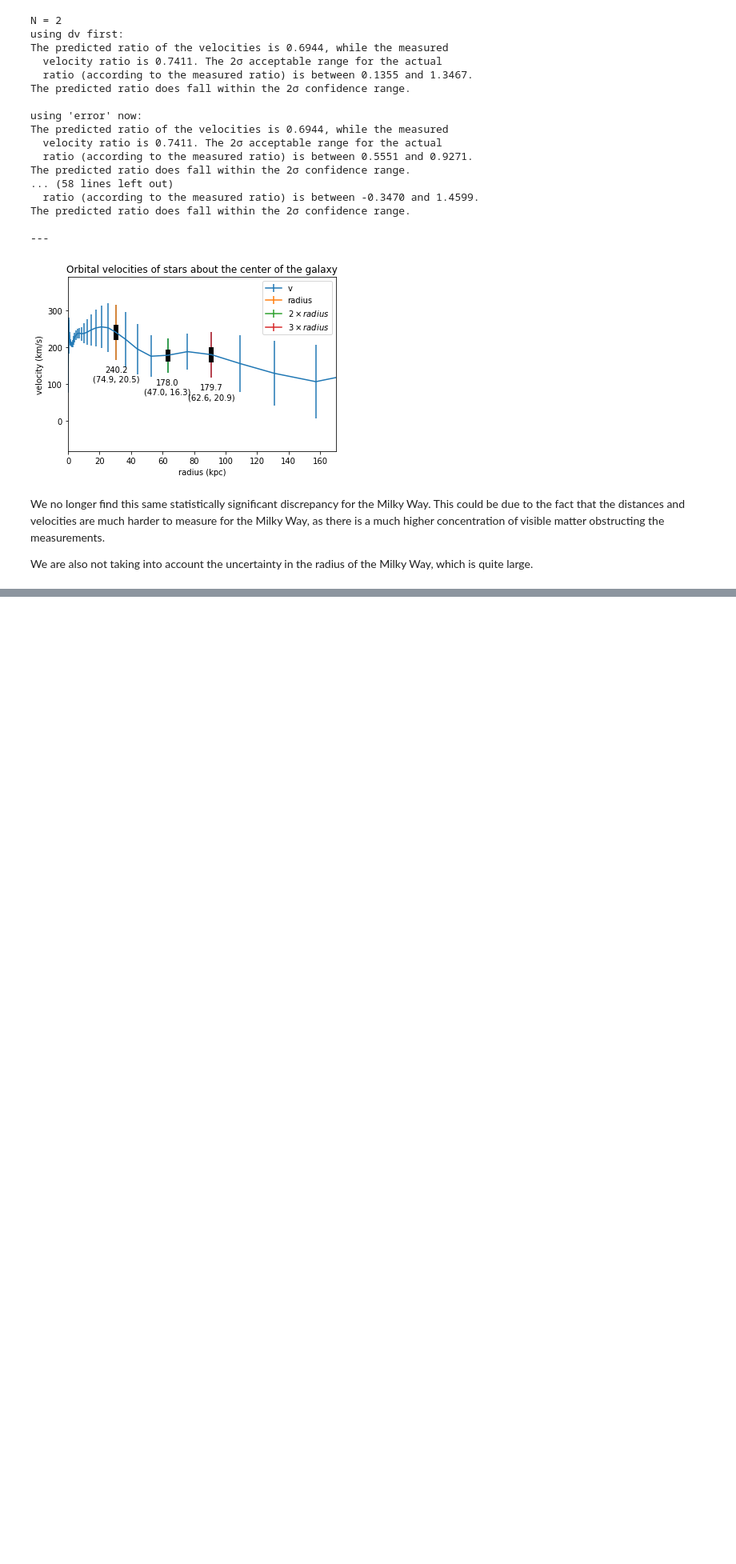
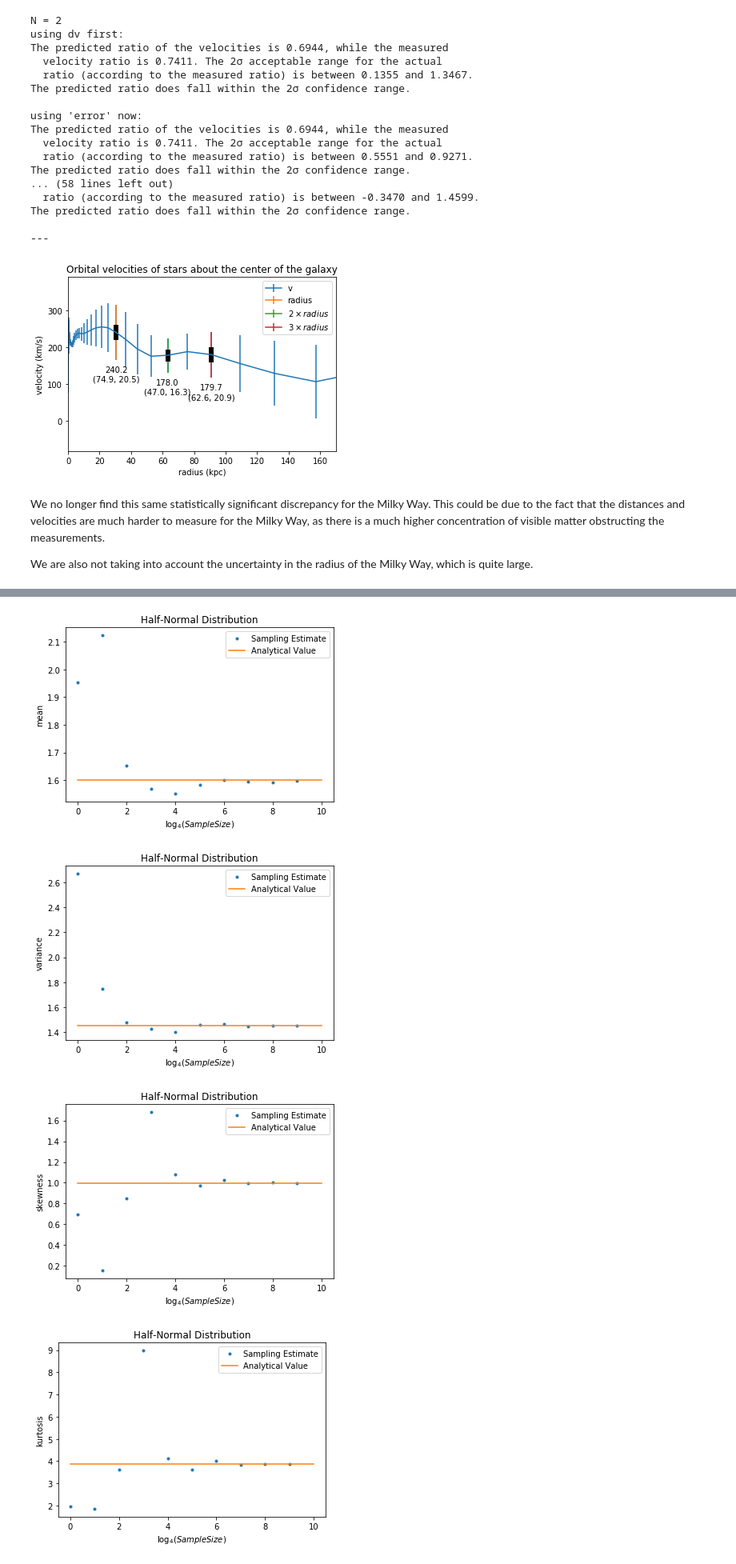
Before and after one commit to sheamusfitz/DSPS_jFitzgerald, a Jupyter notebook: HW4/HW4.ipynb, the cells around one changed output, grey strips where cells are left out. Shown at 80% size. Saved outputs shown, nothing was run; the diff lists cells and outputs as text; code cells hidden in the pictures; blank space fills up the shorter version.

```diff
--- a/HW4/HW4.ipynb
+++ b/HW4/HW4.ipynb
@@ -393,0 +476,14 @@ We are also not taking into account the uncertainty in the radius of the Milky W
+# %%
+for d in range(1,5):
+  pl.plot(hn_moments[d,1:],'.')
+  pl.plot((0,10),(hn_ana[d],hn_ana[d]))
+  pl.title('Half-Normal Distribution')
+  pl.xlabel('$\log_4(Sample Size)$')
+  pl.ylabel(yaxes[d])
+  pl.legend(('Sampling Estimate','Analytical Value'))
+  pl.show()
+# %% [output]
+[figure, added]
+[figure, added]
+[figure, added]
+[figure, added]
```
Also changed, not shown: parts of 10 cells of this notebook.
